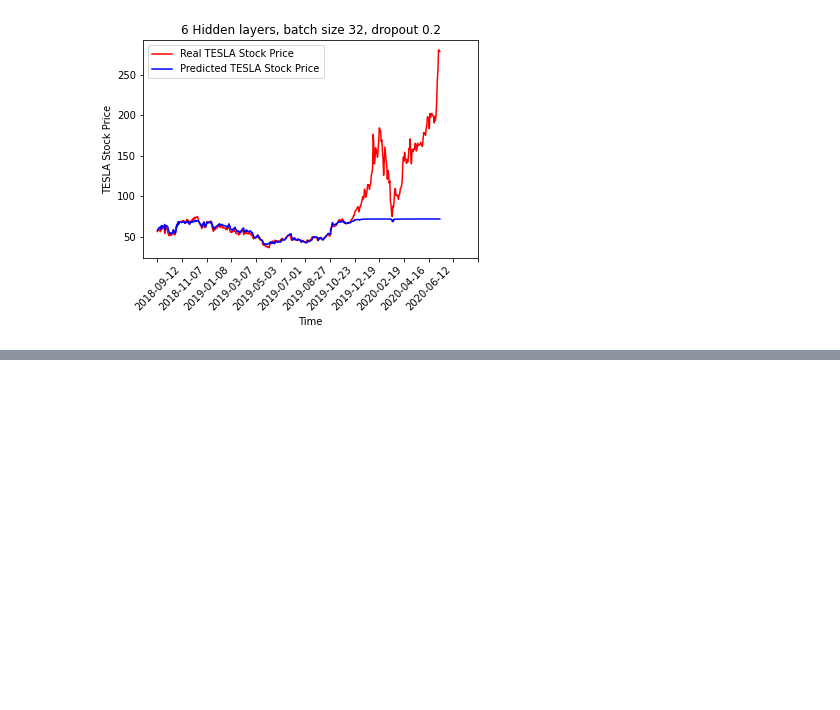
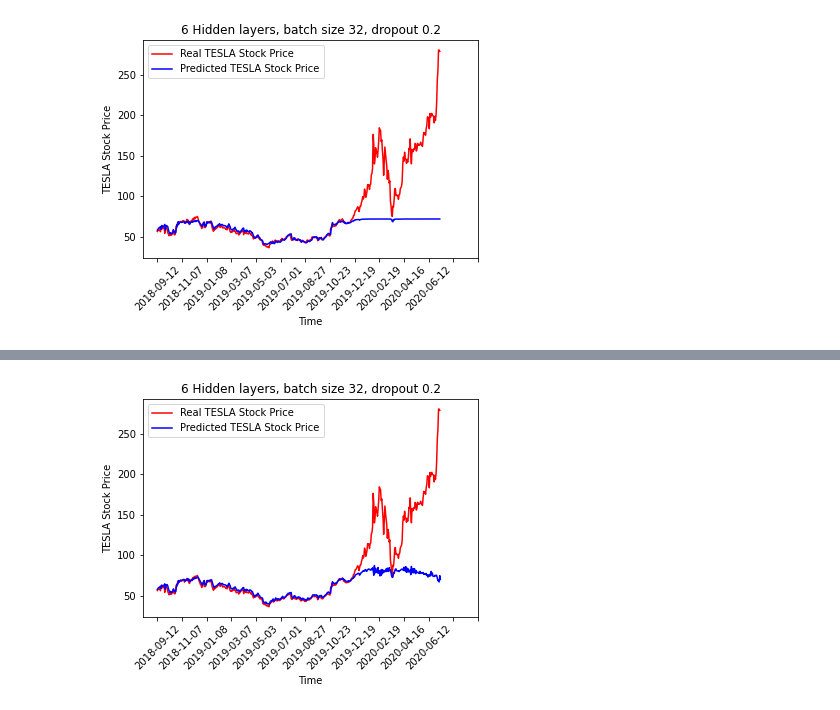
Before and after one commit to bigairboy/Stat-6289, a Jupyter notebook: Stat6289_HW3.ipynb, the cells around one changed output, grey strips where cells are left out. Drawn from its saved outputs; the diff is of its cells as text; code cells hidden in the pictures; blank space fills up the shorter version.

```diff
--- a/Stat6289_HW3.ipynb
+++ b/Stat6289_HW3.ipynb
@@ -269,3 +269,17 @@ plt.legend()
 plt.show()
 # %% [output]
 [figure]
+# %%
+# 4 Hidden layers, batch size 16, dropout 0.2
+model = Sequential()
+model.add(LSTM(units = 50, return_sequences = True, input_shape = (X_train.shape[1], 1)))
+model.add(Dropout(0.2))
+model.add(LSTM(units = 50, return_sequences = True))
+model.add(Dropout(0.2))
+model.add(LSTM(units = 50, return_sequences = True))
+model.add(Dropout(0.2))
+model.add(LSTM(units = 50))
+model.add(Dropout(0.2))
+model.add(Dense(units = 1))
+model.compile(optimizer = 'adam', loss = 'mean_squared_error')
+model.fit(X_train, y_train, epochs = 100, batch_size = 16)
@@ -271,0 +305,27 @@ plt.show()
+# %%
+dataset_train = data.iloc[:800, 1:2]
+dataset_test = data.iloc[800:, 1:2]
+dataset_total = pd.concat((dataset_train, dataset_test), axis = 0)
+inputs = dataset_total[len(dataset_total) - len(dataset_test) - 60:].values
+inputs = inputs.reshape(-1,1)
+inputs = sk.transform(inputs)
+X_test = []
+for n in range(60, 520):
+    X_test.append(inputs[n-5:n, 0])
+X_test = np.array(X_test)
+X_test = np.reshape(X_test, (X_test.shape[0], X_test.shape[1], 1))
+# %%
+predicted_stock_price = model.predict(X_test)
+predicted_stock_price = sk.inverse_transform(predicted_stock_price)
+# %%
+# Testing Result
+plt.plot(data.loc[800:, 'Date'],dataset_test.values, color = 'red', label = 'Real TESLA Stock Price')
+plt.plot(predicted_stock_price, color = 'blue', label = 'Predicted TESLA Stock Price')
+plt.xticks(np.arange(0,548,40),rotation=45)
+plt.title('6 Hidden layers, batch size 32, dropout 0.2')
+plt.xlabel('Time')
+plt.ylabel('TESLA Stock Price')
+plt.legend()
+plt.show()
+# %% [output]
+[figure, added]
```
Also changed, not shown: parts of 1 cell of this notebook.
